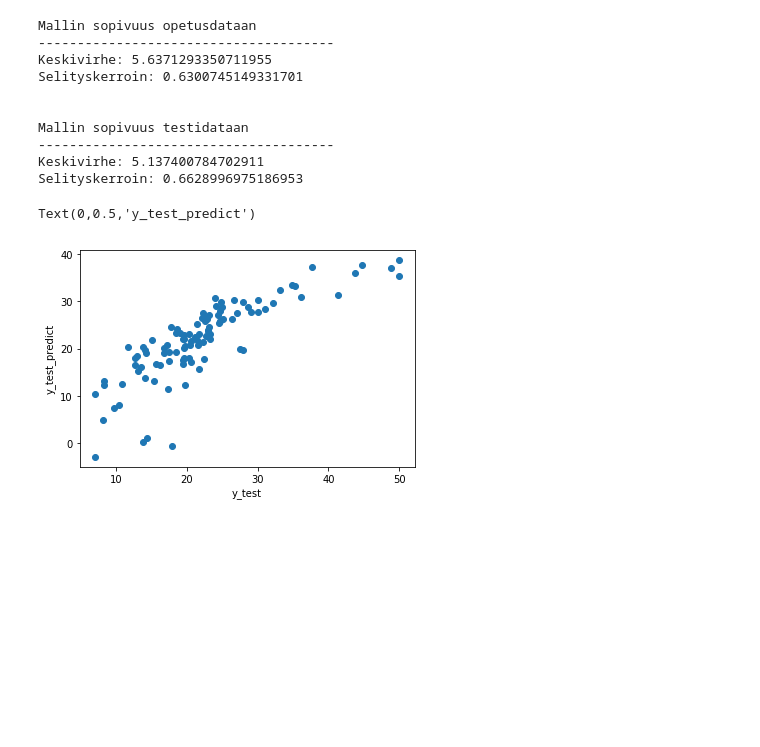
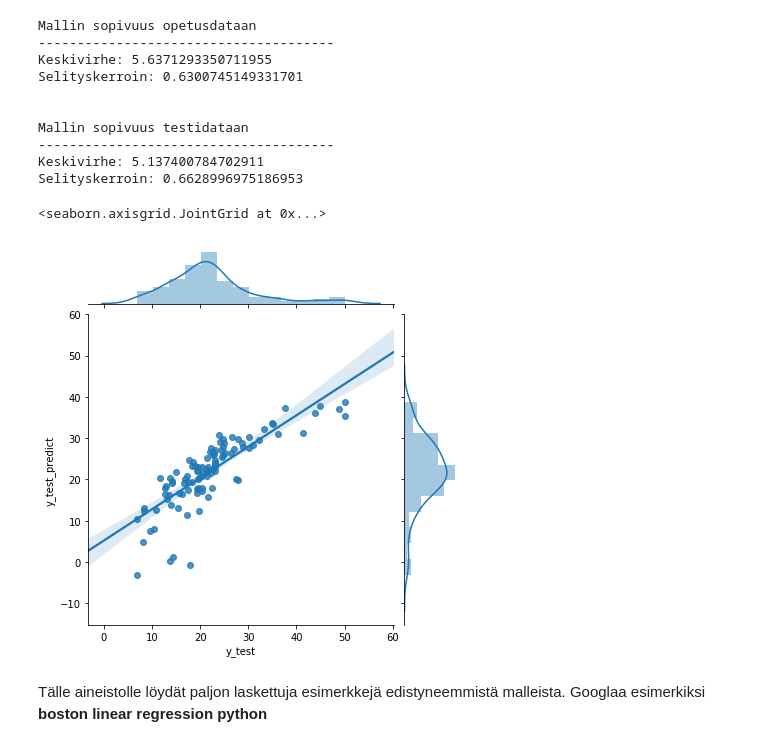
Before and after one commit to taanila/tilastoapu, a Jupyter notebook: linreg3.ipynb, the cells around one changed output. Cells and saved outputs as stored; diff of their text form; code cells hidden in the pictures; blank space fills up the shorter version.

Commit message:
Lineaarinen regressio 3

```diff
--- a/linreg3.ipynb
+++ b/linreg3.ipynb
@@ -86,6 +109,6 @@ for i, col in enumerate(features):
 # %% [output]
 [figure]
 # %%
-X = boston[['LSTAT', 'RM']]
-y = boston['MEDV']
+X = df[['LSTAT', 'RM']] #feature-matriisi
+y = df['MEDV'] #target
 # %%
@@ -148,10 +180,18 @@ Mallin sopivuus testidataan
 --------------------------------------
 Keskivirhe: 5.137400784702911
 Selityskerroin: 0.6628996975186953
-# %%
-plt.scatter(y_test, y_test_predict)
-plt.xlabel('y_test')
-plt.ylabel('y_test_predict')
-# %% [output]
-Text(0,0.5,'y_test_predict')
-[figure, removed]
+# %%
+#Verrataan testidatan havaintoja mallin antamiin ennusteisiin:
+
+#Luon ensin dataframen testiaineiston havainnoista ja mallin antamista ennusteista:
+test = pd.DataFrame()
+test['y_test'] = y_test
+test['y_test_predict'] = y_test_predict
+
+sns.jointplot(data=test, x='y_test',y='y_test_predict',kind='reg')
+# %% [output]
+<seaborn.axisgrid.JointGrid at 0x...>
+[figure, added]
+# %% [markdown]
+Tälle aineistolle löydät paljon laskettuja esimerkkejä edistyneemmistä malleista.
+Googlaa esimerkiksi <b>boston linear regression python</b>
```
Also changed, not shown: parts of 19 cells of this notebook.
